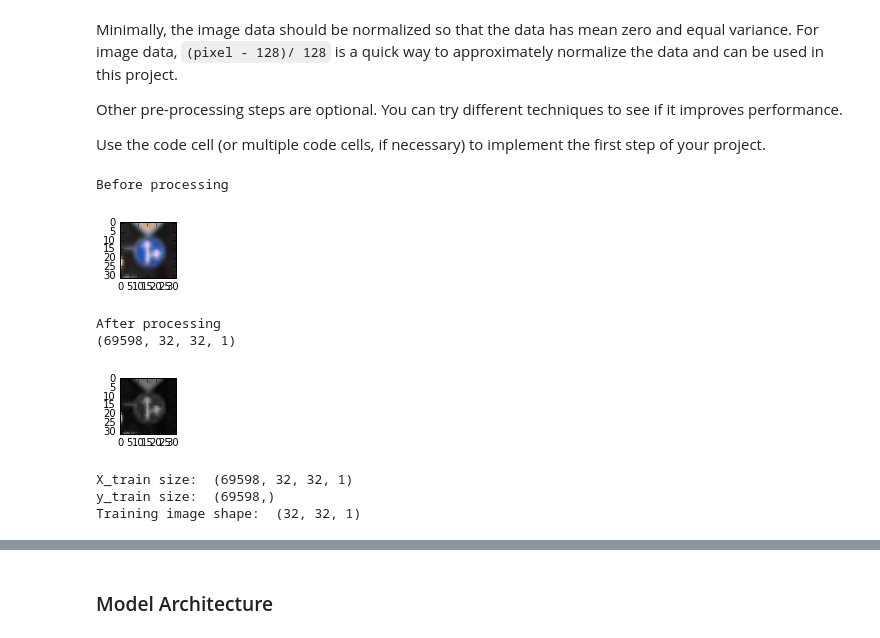
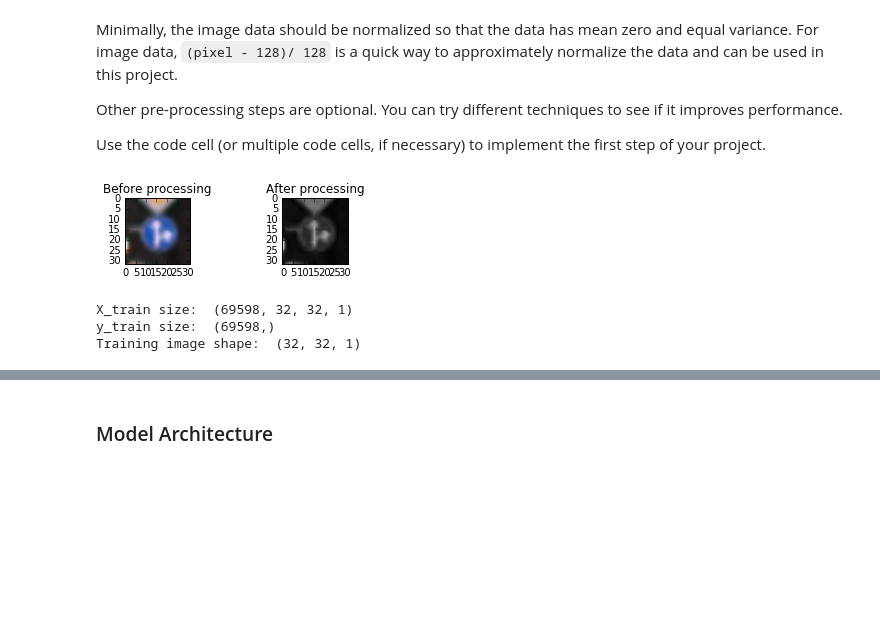
Before and after one commit to apoorva-t/CarND-Traffic-Sign-Classifier-Project, a Jupyter notebook: Traffic_Sign_Classifier-Solution.ipynb, the cells around one changed output, grey strips where cells are left out. Drawn from its saved outputs; the diff is of its cells as text; code cells hidden in the pictures; blank space fills up the shorter version.

```diff
--- a/Traffic_Sign_Classifier-Solution.ipynb
+++ b/Traffic_Sign_Classifier-Solution.ipynb
@@ -253,10 +258,12 @@ def preprocessGray(images):
     return preprocessColor(images)
 
 #before pre-processing
-print('Before processing')
-plt.figure(figsize=(1,1))
+#print('Before processing')
+plt.figure(figsize=(4,4))
+plt.subplot(1,3,1)
 plt.imshow(X_train[1200].squeeze())
-plt.show()
+plt.title('Before processing')
+#plt.show()
 
 #normalize
 X_train = normalize(X_train)
@@ -265,43 +272,39 @@ with tf.Session() as sess:
 
 #after pre-processing & data augmentation
 X_train = preprocessGray(X_train)
 (X_train, y_train) = addData(X_train, y_train)
-#with tf.Session() as sess:
-print('After processing')
-print(X_train.shape)
-plt.figure(figsize=(1,1))
+#print('After processing')
+plt.subplot(1,3,3)
 plt.imshow(X_train[1200].squeeze(), cmap='gray')
+plt.title('After processing')
+plt.savefig('norm.png')
 plt.show()
 
 #Process validation data
 X_valid = normalize(X_valid)
 with tf.Session() as sess:
     X_valid = X_valid.eval()
 X_valid = preprocessGray(X_valid)
 with tf.Session() as sess:
     X_valid = X_valid.eval(session=sess)
 
 #Process test data
 X_test = normalize(X_test)
 with tf.Session() as sess:
     X_test = X_test.eval()
 X_test = preprocessGray(X_test)
 with tf.Session() as sess:
     X_test = X_test.eval(session=sess)
 
 with tf.Session() as sess:
     y_train = y_train.eval()
 
 print('X_train size: ', X_train.shape)
 print('y_train size: ', y_train.shape)
 print('Training image shape: ',X_train[0].shape)
 # %% [output]
+[figure, new version]
-Before processing
+X_train size:  (69598, 32, 32, 1)
+y_train size:  (69598,)
+Training image shape:  (32, 32, 1)
-[figure, old version]
-After processing
-(69598, 32, 32, 1)
-[figure, removed]
-X_train size:  (69598, 32, 32, 1)
-y_train size:  (69598,)
-Training image shape:  (32, 32, 1)
 # %%
```
Also changed, not shown: parts of 10 cells of this notebook, 2 other files.
